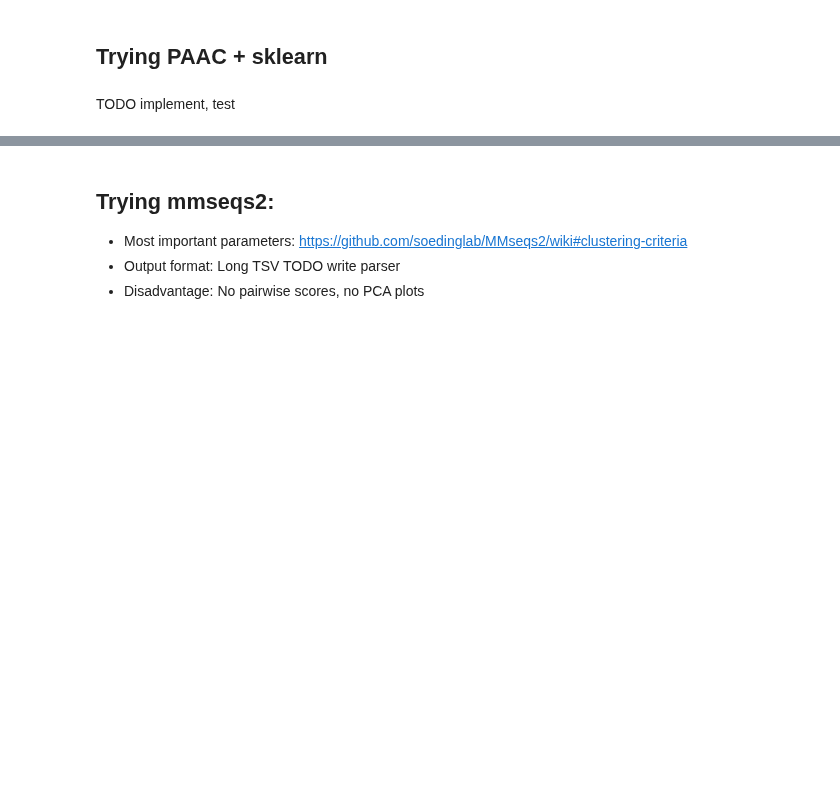
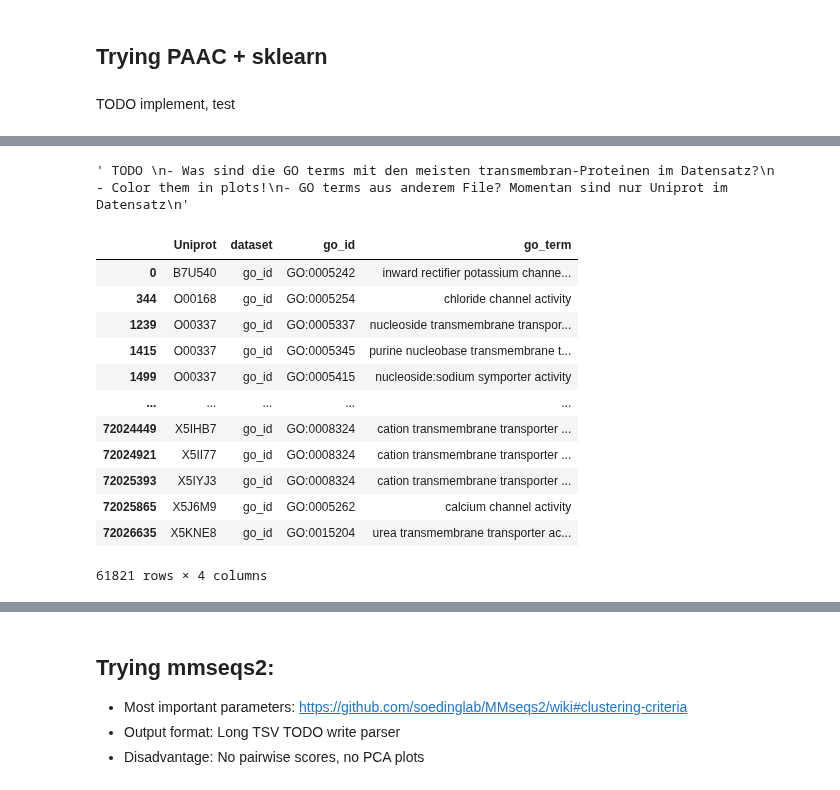
Before and after one commit to adenger/subpred4, a Jupyter notebook: notebooks/4_clustering.ipynb, the cells around one changed output, grey strips where cells are left out. Saved outputs shown, nothing was run; the diff lists cells and outputs as text; code cells hidden in the pictures; blank space fills up the shorter version.

```diff
--- a/notebooks/4_clustering.ipynb
+++ b/notebooks/4_clustering.ipynb
@@ -250,0 +246,29 @@ paac_new = calculate_paac(df_uniprot.sequence, n_threads=-1)
+# %%
+""" TODO
+- Was sind die GO terms mit den meisten transmembran-Proteinen im Datensatz?
+    - Color them in plots!
+- GO terms aus anderem File? Momentan sind nur Uniprot im Datensatz
+"""
+# %% [output]
+' TODO \n- Was sind die GO terms mit den meisten transmembran-Proteinen im Datensatz?\n    - Color them in plots!\n- GO terms aus anderem File? Momentan sind nur Uniprot im Datensatz\n'
+# %%
+transmembrane_transporter_descendants = go.get_descendants(go.get_identifier("transmembrane transporter activity"))
+
+df_transmembrane_transporter_descendants = df_annotations[df_annotations.annotation.isin(transmembrane_transporter_descendants)]
+df_transmembrane_transporter_descendants = df_transmembrane_transporter_descendants.rename(columns={"annotation": "go_id"}).merge(df_go_uniprot[["go_id", "go_term"]], how="left", on="go_id").drop_duplicates()
+
+df_transmembrane_transporter_descendants
+# %% [output]
+|  | Uniprot | dataset | go_id | go_term |
+| 0 | B7U540 | go_id | GO:0005242 | inward rectifier potassium channe... |
+| 344 | O00168 | go_id | GO:0005254 | chloride channel activity |
+| 1239 | O00337 | go_id | GO:0005337 | nucleoside transmembrane transpor... |
+| 1415 | O00337 | go_id | GO:0005345 | purine nucleobase transmembrane t... |
+| 1499 | O00337 | go_id | GO:0005415 | nucleoside:sodium symporter activity |
+| ... | ... | ... | ... | ... |
+| 72024449 | X5IHB7 | go_id | GO:0008324 | cation transmembrane transporter ... |
+| 72024921 | X5II77 | go_id | GO:0008324 | cation transmembrane transporter ... |
+| 72025393 | X5IYJ3 | go_id | GO:0008324 | cation transmembrane transporter ... |
+| 72025865 | X5J6M9 | go_id | GO:0005262 | calcium channel activity |
+| 72026635 | X5KNE8 | go_id | GO:0015204 | urea transmembrane transporter ac... |
+61821 rows × 4 columns
```
Also changed, not shown: parts of 14 cells of this notebook.
